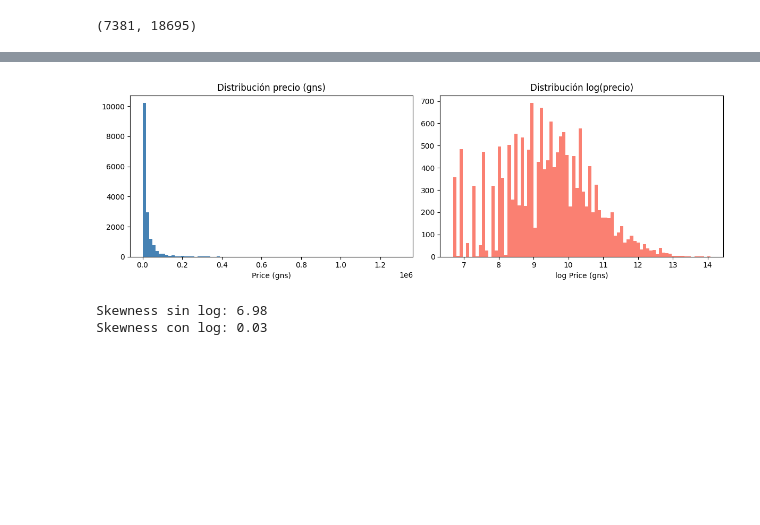
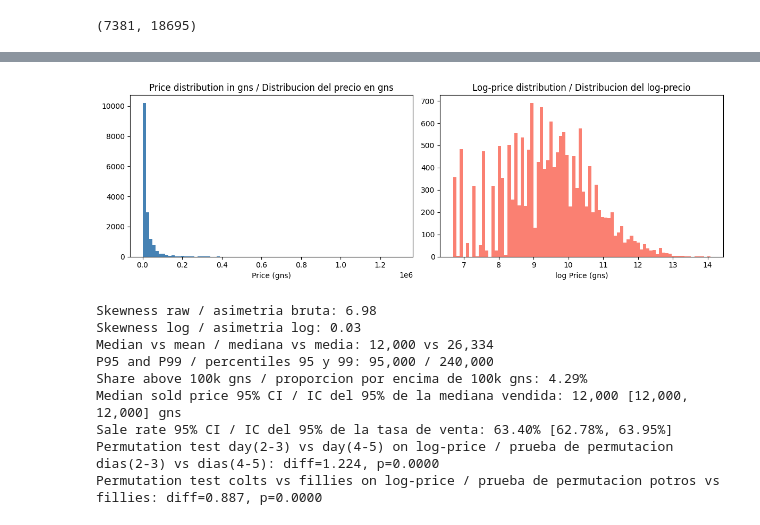
Before and after one commit to carroyo03/tfm-tattersalls, a Jupyter notebook: 01_EDA.ipynb, the cells around one changed output, grey strips where cells are left out. Drawn from its saved outputs; the diff is of its cells as text; code cells hidden in the pictures; blank space fills up the shorter version.

```diff
--- a/01_EDA.ipynb
+++ b/01_EDA.ipynb
@@ -115,7 +218,3 @@ Data dictionary:
-# %%
-autumn_horses_df['price_gns'] = autumn_horses_df['Price (gns)'].str.replace('.', '', regex=False).str.replace(',', '.', regex=False).astype('double')
-autumn_horses_df['price_euros'] = gbp_to_eur_live(autumn_horses_df['price_gns']*1.05)
-autumn_horses_df.drop(columns=['Price (gns)','Price (€)'],inplace=True)
 # %%
 # Celda nueva — entender ORIG
 display(autumn_horses_df['ORIG'].value_counts().head(10))
@@ -187,0 +343,4 @@ autumn_horses_df[['Grandsire', 'Damsire','SIREDAM_N']].head(20)
+# %%
+col_names_to_lowercase = autumn_horses_df.columns.str.lower()
+autumn_horses_df.columns = col_names_to_lowercase
+autumn_horses_df.columns
@@ -187,0 +432,9 @@ autumn_horses_df[['Grandsire', 'Damsire','SIREDAM_N']].head(20)
+# %%
+# English: prefer the monetary fields already present in the source file.
+# Espanol: preferimos los campos monetarios ya presentes en el fichero fuente.
+autumn_horses_df['price_gns'] = parse_numeric_series(autumn_horses_df['price_gns'])
+autumn_horses_df['price_euros'] = parse_numeric_series(autumn_horses_df['price_euros_raw'])
+autumn_horses_df['price_eur_per_gns'] = autumn_horses_df['price_euros'] / autumn_horses_df['price_gns']
+
+print('Median EUR per guinea from embedded source values:', autumn_horses_df['price_eur_per_gns'].dropna().median())
+print('Rows with a euro value in the source file:', int(autumn_horses_df['price_euros'].notna().sum()))
@@ -194,4 +477,4 @@ int(autumn_horses_df['price_gns'].isna().sum()),int(autumn_horses_df['price_gns'
 # %% [output]
 (7381, 18695)
 # %%
-autumn_horses_df['year'] = autumn_horses_df['Year Foaled'].astype('Int64')
+autumn_horses_df['birth_year'] = autumn_horses_df['birth_year'].astype('Int64')
@@ -261,25 +594,50 @@ by_year
 # %%
-df_sold = autumn_horses_df[autumn_horses_df['sold']==1].copy()
+df_sold = autumn_horses_df.loc[autumn_horses_df['sold_to_third_party']].copy()
+price_values = df_sold['price_gns'].dropna()
+log_price = np.log(price_values[price_values > 0])
 
 fig, axes = plt.subplots(1, 2, figsize=(12, 4))
-
-# Sin transformar — verás la cola pesada
-axes[0].hist(df_sold['price_gns'].dropna(), bins=80, color='steelblue')
-axes[0].set_title('Distribución precio (gns)')
+axes[0].hist(price_values, bins=80, color='steelblue')
+axes[0].set_title('Price distribution in gns / Distribucion del precio en gns')
 axes[0].set_xlabel('Price (gns)')
 
-# Log-transformado — verás la normalidad aproximada
-axes[1].hist(np.log(df_sold['price_gns'].dropna()), bins=80, color='salmon')
-axes[1].set_title('Distribución log(precio)')
+axes[1].hist(log_price, bins=80, color='salmon')
+axes[1].set_title('Log-price distribution / Distribucion del log-precio')
 axes[1].set_xlabel('log Price (gns)')
-
 plt.tight_layout()
 plt.show()
 
-print(f"Skewness sin log: {df_sold['price_gns'].skew():.2f}")
-print(f"Skewness con log: {np.log(df_sold['price_gns']).skew():.2f}")
+median_price, median_ci_low, median_ci_high = bootstrap_ci(price_values, stat_func=np.median)
+sale_rate, sale_rate_ci_low, sale_rate_ci_high = bootstrap_proportion_ci(autumn_horses_df['sold_to_third_party'])
+day_gap, day_p_value = permutation_test(
+    df_sold.loc[df_sold['day'].isin([2, 3]), 'log_price_gns'],
+    df_sold.loc[df_sold['day'].isin([4, 5]), 'log_price_gns'],
+    stat_func=np.median,
+)
+sex_gap, sex_p_value = permutation_test(
+    df_sold.loc[df_sold['sex'] == 'C', 'log_price_gns'],
+    df_sold.loc[df_sold['sex'] == 'F', 'log_price_gns'],
+    stat_func=np.median,
+)
+
+print(f"Skewness raw / asimetria bruta: {price_values.skew():.2f}")
+print(f"Skewness log / asimetria log: {log_price.skew():.2f}")
+print(f"Median vs mean / mediana vs media: {price_values.median():,.0f} vs {price_values.mean():,.0f}")
+print(f"P95 and P99 / percentiles 95 y 99: {price_values.quantile(0.95):,.0f} / {price_values.quantile(0.99):,.0f}")
+print(f"Share above 100k gns / proporcion por encima de 100k gns: {(price_values.gt(100_000).mean() * 100):.2f}%")
+print(f"Median sold price 95% CI / IC del 95% de la mediana vendida: {median_price:,.0f} [{median_ci_low:,.0f}, {median_ci_high:,.0f}] gns")
+print(f"Sale rate 95% CI / IC del 95% de la tasa de venta: {sale_rate * 100:.2f}% [{sale_rate_ci_low * 100:.2f}%, {sale_rate_ci_high * 100:.2f}%]")
+print(f"Permutation test day(2-3) vs day(4-5) on log-price / prueba de permutacion dias(2-3) vs dias(4-5): diff={day_gap:.3f}, p={day_p_value:.4f}")
+print(f"Permutation test colts vs fillies on log-price / prueba de permutacion potros vs fillies: diff={sex_gap:.3f}, p={sex_p_value:.4f}")
 # %% [output]
-[figure, old version]
+[figure, new version]
-Skewness sin log: 6.98
-Skewness con log: 0.03
+Skewness raw / asimetria bruta: 6.98
+Skewness log / asimetria log: 0.03
+Median vs mean / mediana vs media: 12,000 vs 26,334
+P95 and P99 / percentiles 95 y 99: 95,000 / 240,000
+Share above 100k gns / proporcion por encima de 100k gns: 4.29%
+Median sold price 95% CI / IC del 95% de la mediana vendida: 12,000 [12,000, 12,000] gns
+Sale rate 95% CI / IC del 95% de la tasa de venta: 63.40% [62.78%, 63.95%]
+Permutation test day(2-3) vs day(4-5) on log-price / prueba de permutacion dias(2-3) vs dias(4-5): diff=1.224, p=0.0000
+Permutation test colts vs fillies on log-price / prueba de permutacion potros vs fillies: diff=0.887, p=0.0000
 # %%
```
Also changed, not shown: parts of 36 cells of this notebook, 2 other files.
